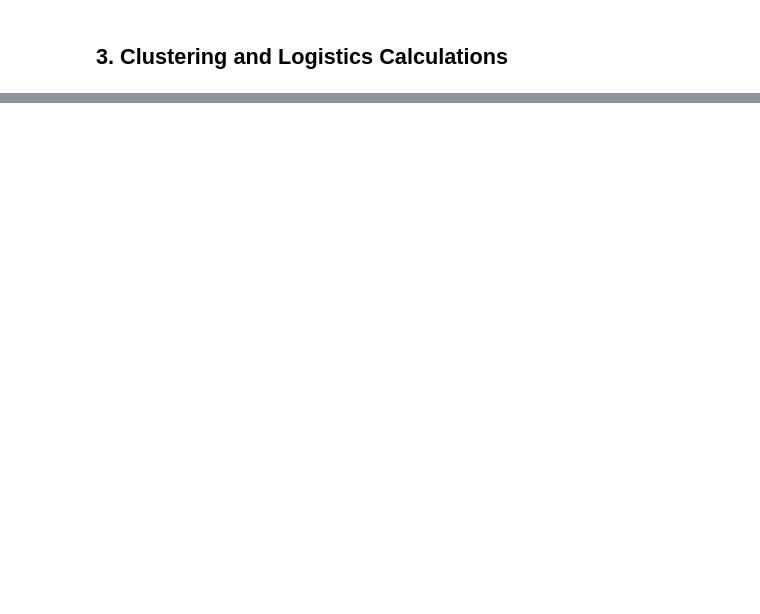
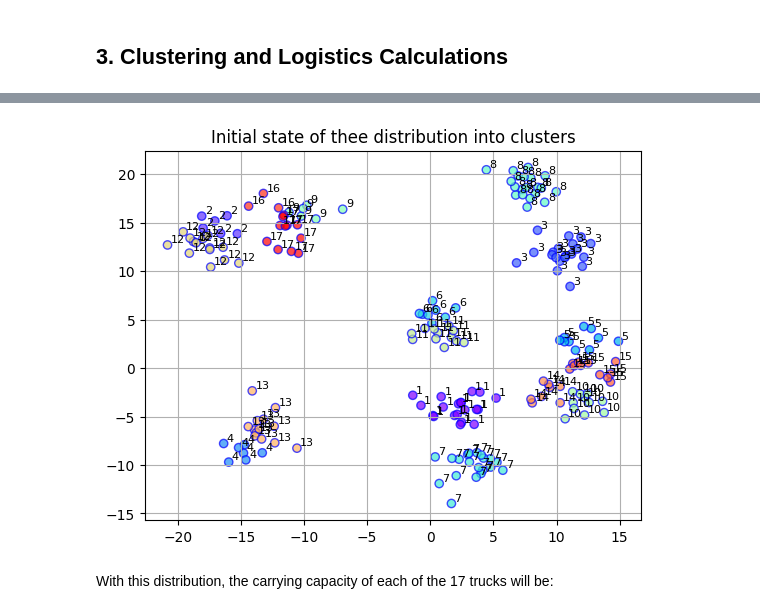
Before and after one commit to AwanRaskall/warehouse-location-and-fleet-forecasting, a Jupyter notebook: Vehicle_routing_optimization.ipynb, the cells around one changed output, grey strips where cells are left out. Drawn from its saved outputs; the diff is of its cells as text; code cells hidden in the pictures; blank space fills up the shorter version.

```diff
--- a/Vehicle_routing_optimization.ipynb
+++ b/Vehicle_routing_optimization.ipynb
@@ -69,0 +78,24 @@ Capacity of a truck is 3000kg
+# %%
+# distribute points into clusters
+kmeans_model = KMeans(n_clusters = n_truck)
+kmeans = kmeans_model.fit(data.iloc[:, 0:2])
+# %%
+# add № cluster in the dataframe
+df_data = data.copy()
+df_data['n_cluster'] = kmeans.labels_ + 1
+# %%
+xes=list(df_data.iloc[:,0])
+yes=list(df_data.iloc[:,1])
+labels = list(df_data.iloc[:,-1])
+
+plt.scatter(xes, yes, c = labels, cmap = 'rainbow', alpha = 0.7, edgecolors = 'b')
+for i, txt in enumerate(labels):
+    plt.annotate(txt, (xes[i] + 0.25, yes[i] + 0.25), fontsize = 8)
+
+plt.title('Initial state of thee distribution into clusters')
+plt.grid(True)
+plt.show()
+# %% [output]
+[figure, added]
+# %% [markdown]
+With this distribution, the carrying capacity of each of the 17 trucks will be:
```
Also changed, not shown: parts of 6 cells of this notebook.
